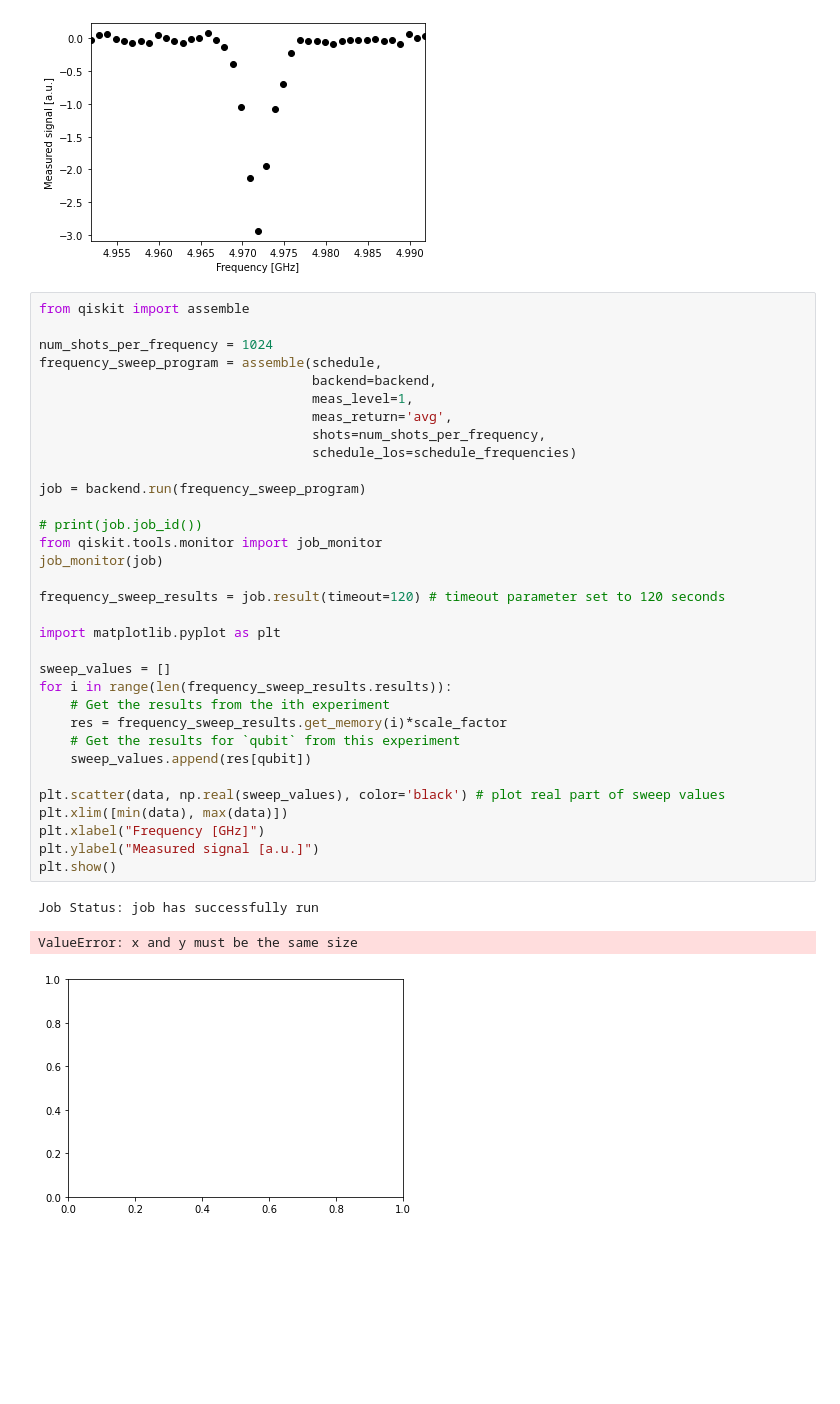
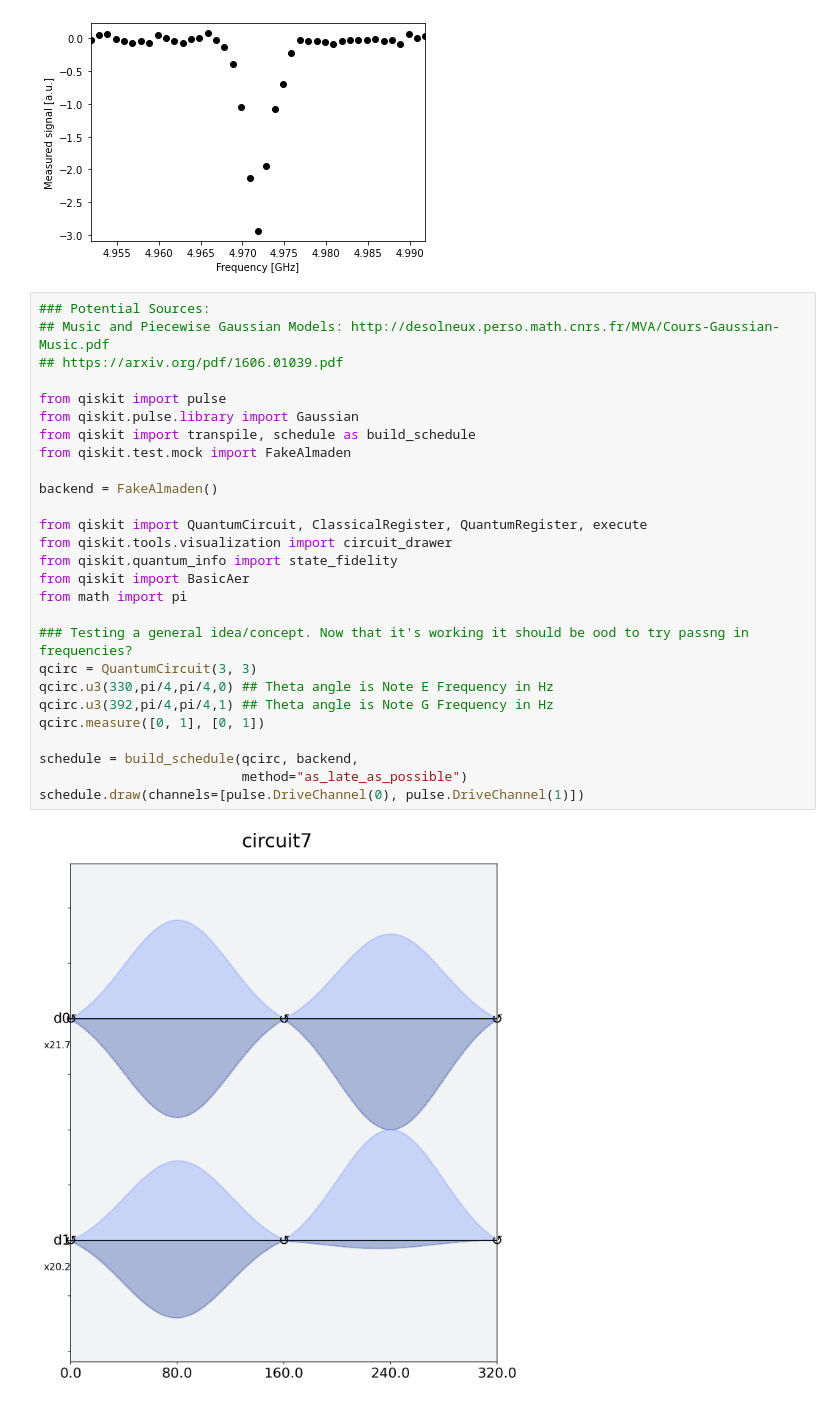
Before and after one commit to WiFisunset/qiskit-metal, a Jupyter notebook: Programs/QHACK_CHALLENGES/IBM Quantum Creative Challenge.ipynb, the cells around one changed output. Cells and saved outputs as stored; diff of their text form; blank space fills up the shorter version.

```diff
--- a/Programs/QHACK_CHALLENGES/IBM Quantum Creative Challenge.ipynb
+++ b/Programs/QHACK_CHALLENGES/IBM Quantum Creative Challenge.ipynb
@@ -327,39 +324,31 @@ plt.show()
 Job Status: job has successfully run
 [figure]
 # %%
-from qiskit import assemble
+### Potential Sources:
+## Music and Piecewise Gaussian Models: http://desolneux.perso.math.cnrs.fr/MVA/Cours-Gaussian-Music.pdf
+## https://arxiv.org/pdf/1606.01039.pdf
 
-num_shots_per_frequency = 1024
-frequency_sweep_program = assemble(schedule,
-                                   backend=backend,
-                                   meas_level=1,
-                                   meas_return='avg',
-                                   shots=num_shots_per_frequency,
-                                   schedule_los=schedule_frequencies)
+from qiskit import pulse
+from qiskit.pulse.library import Gaussian
+from qiskit import transpile, schedule as build_schedule
+from qiskit.test.mock import FakeAlmaden
 
-job = backend.run(frequency_sweep_program)
+backend = FakeAlmaden()
 
-# print(job.job_id())
-from qiskit.tools.monitor import job_monitor
-job_monitor(job)
+from qiskit import QuantumCircuit, ClassicalRegister, QuantumRegister, execute
+from qiskit.tools.visualization import circuit_drawer
+from qiskit.quantum_info import state_fidelity
+from qiskit import BasicAer
+from math import pi
 
-frequency_sweep_results = job.result(timeout=120) # timeout parameter set to 120 seconds
+### Testing a general idea/concept. Now that it's working it should be ood to try passng in frequencies?
+qcirc = QuantumCircuit(3, 3)
+qcirc.u3(330,pi/4,pi/4,0) ## Theta angle is Note E Frequency in Hz
+qcirc.u3(392,pi/4,pi/4,1) ## Theta angle is Note G Frequency in Hz
+qcirc.measure([0, 1], [0, 1])
 
-import matplotlib.pyplot as plt
-
-sweep_values = []
-for i in range(len(frequency_sweep_results.results)):
-    # Get the results from the ith experiment
-    res = frequency_sweep_results.get_memory(i)*scale_factor
-    # Get the results for `qubit` from this experiment
-    sweep_values.append(res[qubit])
-
-plt.scatter(data, np.real(sweep_values), color='black') # plot real part of sweep values
-plt.xlim([min(data), max(data)])
-plt.xlabel("Frequency [GHz]")
-plt.ylabel("Measured signal [a.u.]")
-plt.show()
+schedule = build_schedule(qcirc, backend,
+                          method="as_late_as_possible")
+schedule.draw(channels=[pulse.DriveChannel(0), pulse.DriveChannel(1)])
 # %% [output]
-Job Status: job has successfully run
-ValueError: x and y must be the same size
-[figure, old version]
+[figure, new version]
```
Also changed, not shown: parts of 4 cells of this notebook.
